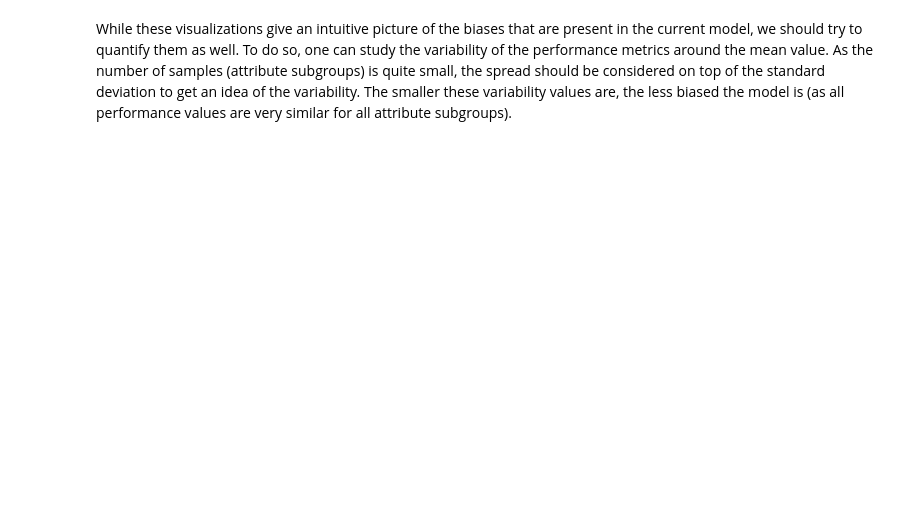
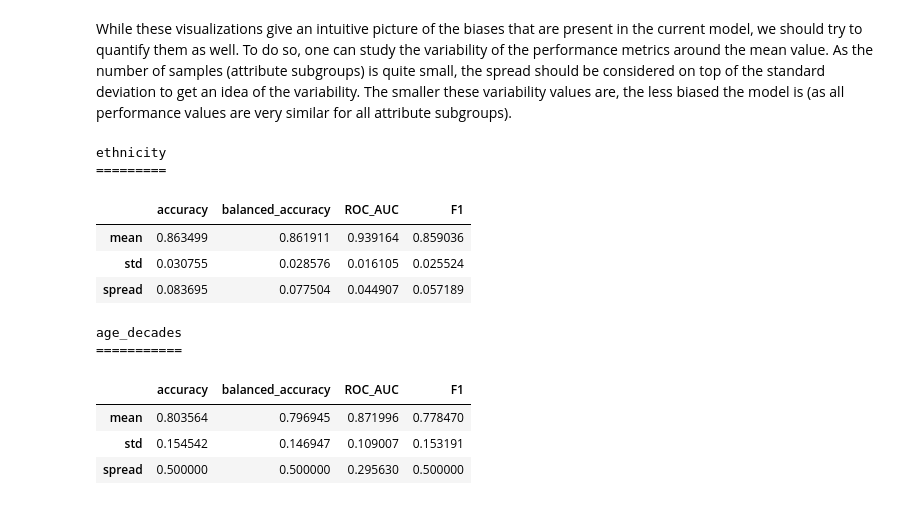
Before and after one commit to miknab/fair-image-classifier, a Jupyter notebook: fc_cnn.ipynb, the cells around one changed output. Drawn from its saved outputs; the diff is of its cells as text; code cells hidden in the pictures; blank space fills up the shorter version.

```diff
--- a/fc_cnn.ipynb
+++ b/fc_cnn.ipynb
@@ -367,2 +446,5 @@ test_data = attr.iloc[idx_test, target].reset_index(drop=True)
 # %% [markdown]
 Create a dictionary with performance metrics by the two non-target attributes. In other words, assuming that "gender" is the target attribute used to train the model, let's split the test data into individual ethnicity and/or age_decades groups and see how the model performs on each of these groups. If the model does not perform equally (or at least similarly) well on all groups, there are biases we should try to reduce.
+# %%
+test_data = attrs_test.copy()
+test_data = test_data.reset_index()
@@ -371,7 +468,7 @@ Create a dictionary with performance metrics by the two non-target attributes. I
 performance_df = dict()
 
 # Iterate over all non-target attributes
-non_targets = [a for a in attr.columns if a!=target]
+non_targets = [a for a in attrs.columns if a!=target]
 for attr in non_targets:
     # Print info for human-readablity
     print(attr)
@@ -392,11 +489,11 @@ for attr in non_targets:
 
         # Using the predicted and true probabilities and labels, compute the performance
         # metrics: accuracy, balanced accuracy, F1 score and ROC AUC score
-        acc = accuracy_score(y_test[subgroups[gidx]], y_pred_subg)
-        balacc = balanced_accuracy_score(y_test[subgroups[gidx]], y_pred_subg)
-        F1 = f1_score(y_test[subgroups[gidx]], y_pred_subg)
+        acc = accuracy_score(y_test.iloc[subgroups[gidx]], y_pred_subg)
+        balacc = balanced_accuracy_score(y_test.iloc[subgroups[gidx]], y_pred_subg)
+        F1 = f1_score(y_test.iloc[subgroups[gidx]], y_pred_subg)
         try:
-            rocauc = roc_auc_score(y_test[subgroups[gidx]], y_prob_subg[:,1])
+            rocauc = roc_auc_score(y_test.iloc[subgroups[gidx]], y_prob_subg[:,1])
         except ValueError:
             rocauc = np.nan
 
@@ -434,21 +551,34 @@ While these visualizations give an intuitive picture of the biases that are pres
 # %%
 for attr in non_targets:
     stats = dict()  # Dictionary to be populated with performance stats
     for col in performance_df[attr]:
         # Compute performance stats (per attribute subgroup) and
         # populate 'stats' with them.
-        stats[col] = {"mean": performance_df[attr][col].mean()),
+        stats[col] = {"mean": performance_df[attr][col].mean(),
                       "std": performance_df[attr][col].std(),
                       "spread": performance_df[attr][col].max() - performance_df[attr][col].min()
                      }
 
     # Convert dictionary to pd.DataFrame (again for convenient writing)
     stats_df = pd.DataFrame(stats)
 
     # Print and display the results
     print(attr)
     print("=" * len(attr))
-    display(df)
+    display(stats_df)
     print()
 
     stats_df.to_csv(new_model_dir / f"performance_stats__{attr}__{file_suffix}.csv", index=False)
+# %% [output]
+ethnicity
+=========
+|  | accuracy | balanced_accuracy | ROC_AUC | F1 |
+| mean | 0.863499 | 0.861911 | 0.939164 | 0.859036 |
+| std | 0.030755 | 0.028576 | 0.016105 | 0.025524 |
+| spread | 0.083695 | 0.077504 | 0.044907 | 0.057189 |
+age_decades
+===========
+|  | accuracy | balanced_accuracy | ROC_AUC | F1 |
+| mean | 0.803564 | 0.796945 | 0.871996 | 0.778470 |
+| std | 0.154542 | 0.146947 | 0.109007 | 0.153191 |
+| spread | 0.500000 | 0.500000 | 0.295630 | 0.500000 |
```
Also changed, not shown: parts of 19 cells of this notebook, 2 other files.
